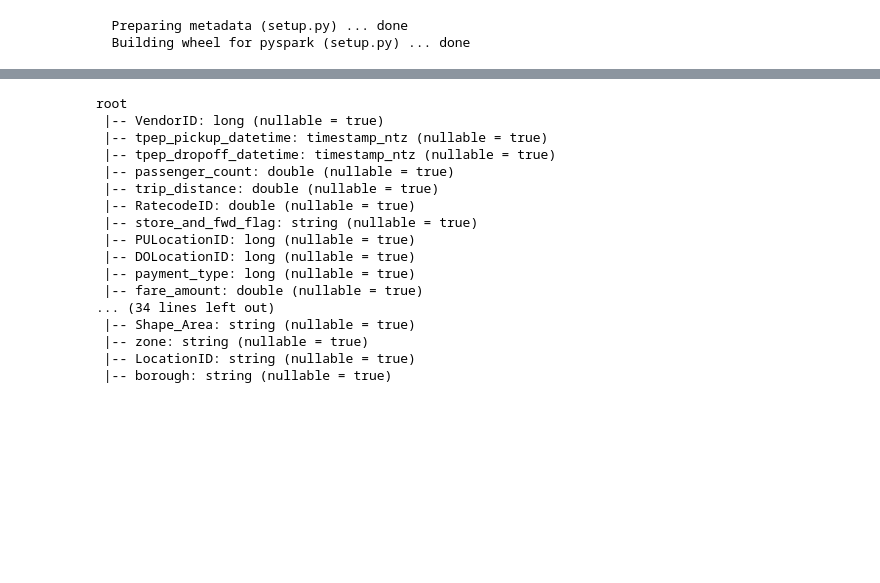
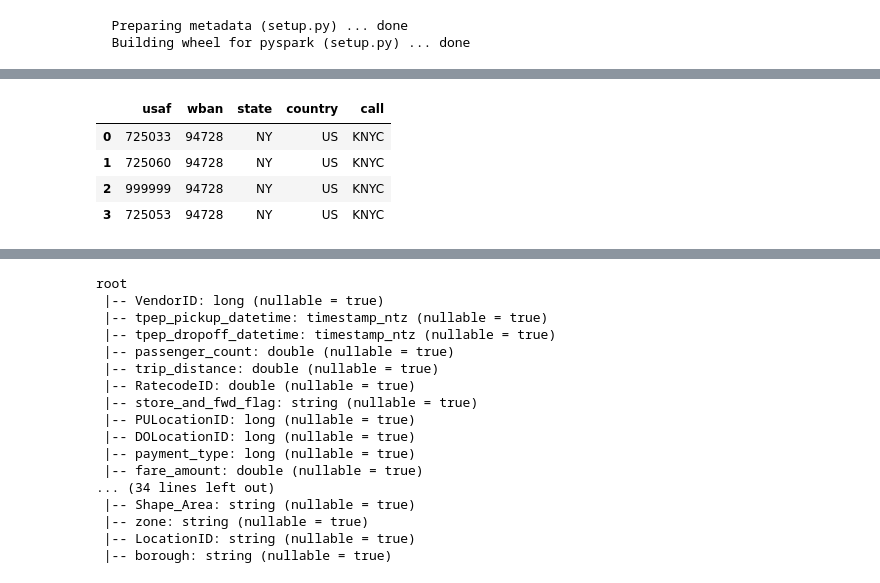
Before and after one commit to NavyaKiran/NYCTaxiFarePrediciton, a Jupyter notebook: NYC_Taxi_Fare_Prediction.ipynb, the cells around one changed output, grey strips where cells are left out. Drawn from its saved outputs; the diff is of its cells as text; code cells hidden in the pictures; blank space fills up the shorter version.

```diff
--- a/NYC_Taxi_Fare_Prediction.ipynb
+++ b/NYC_Taxi_Fare_Prediction.ipynb
@@ -14,0 +61,8 @@ spark = SparkSession.builder \
+# %%
+stations_data.head()
+# %% [output]
+|  | usaf | wban | state | country | call |
+| 0 | 725033 | 94728 | NY | US | KNYC |
+| 1 | 725060 | 94728 | NY | US | KNYC |
+| 2 | 999999 | 94728 | NY | US | KNYC |
+| 3 | 725053 | 94728 | NY | US | KNYC |
```
Also changed, not shown: parts of 15 cells of this notebook.
